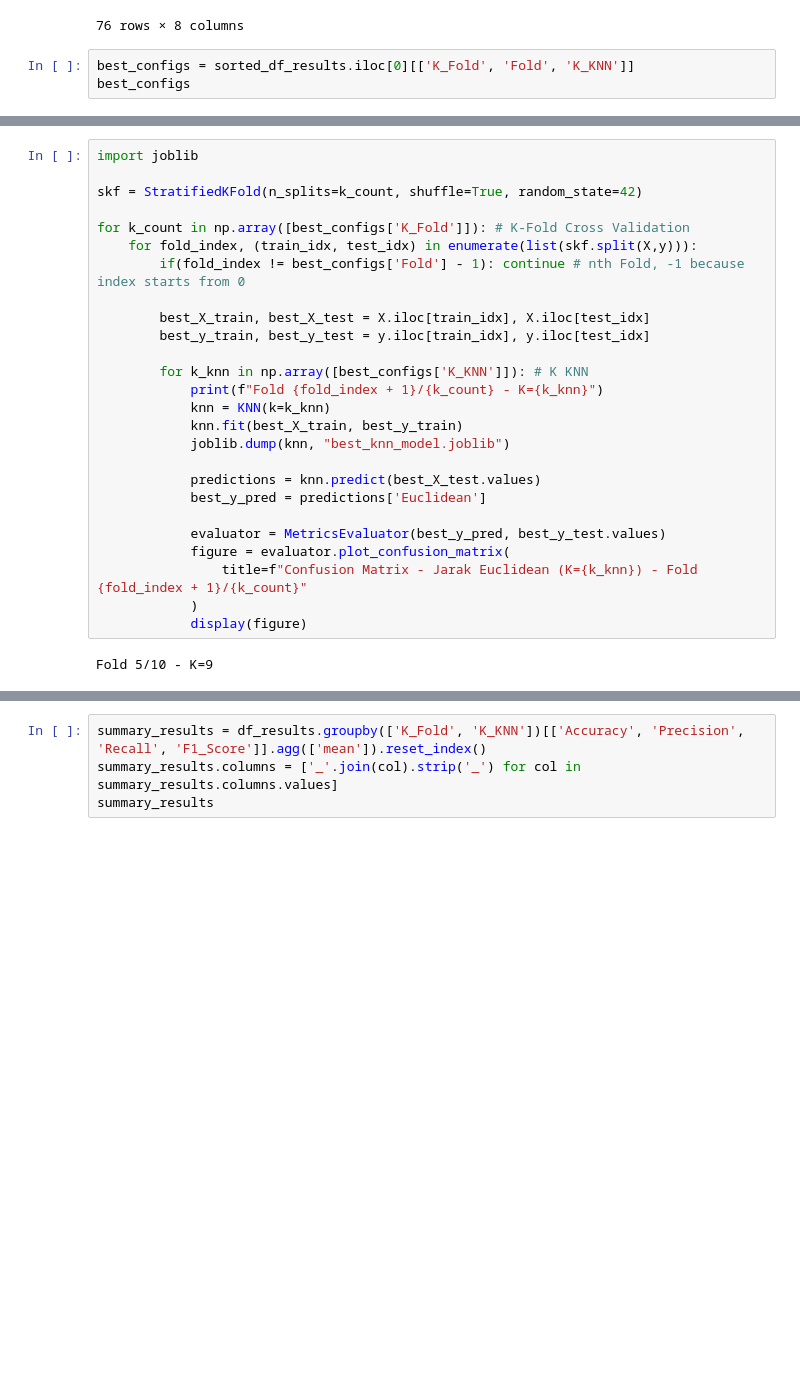
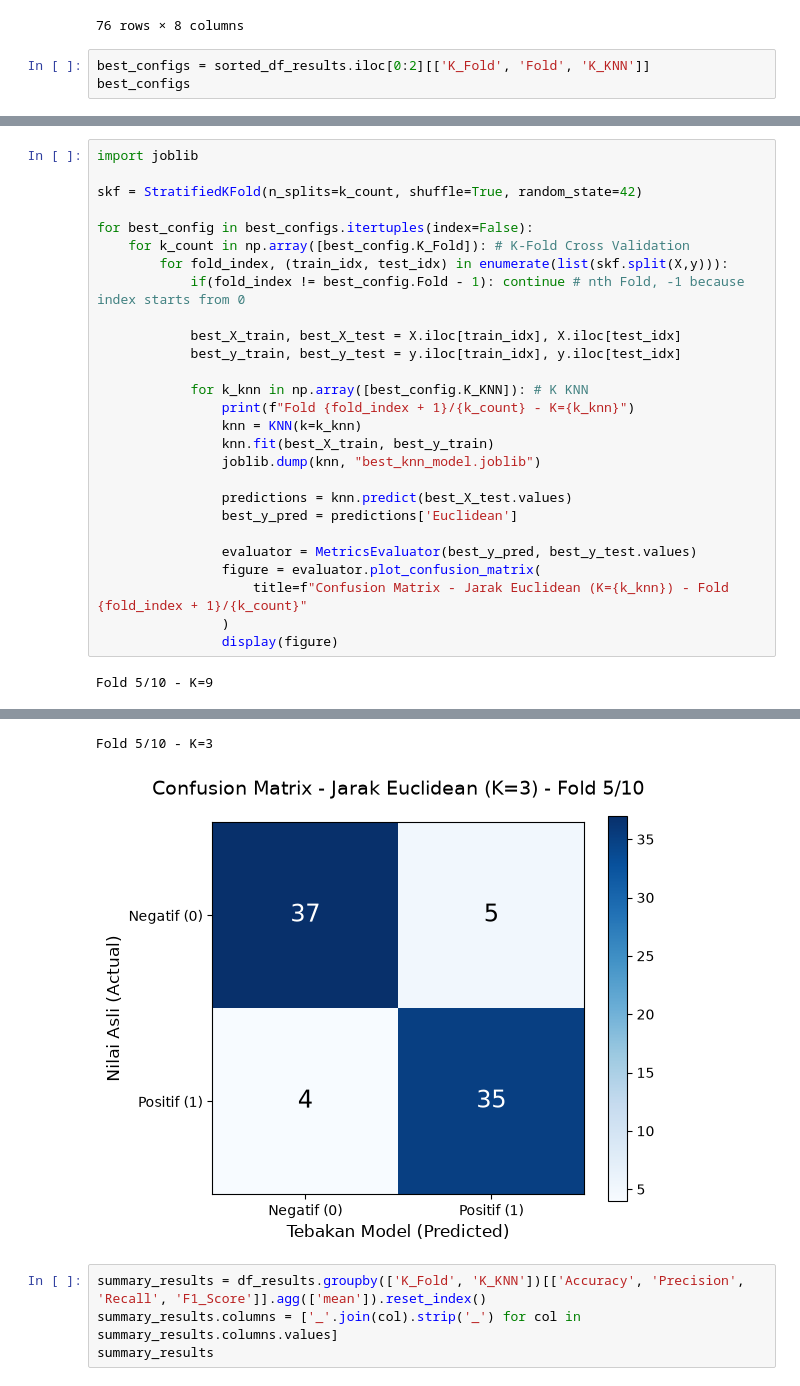
Before and after one commit to FajarRAP/januar-thesis-data-processing, a Jupyter notebook: app.ipynb, the cells around one changed output, grey strips where cells are left out. Cells and saved outputs as stored; diff of their text form; blank space fills up the shorter version.

Commit message:
feat (app): add k knn 3 to best configs

```diff
--- a/app.ipynb
+++ b/app.ipynb
@@ -567,6 +567,6 @@ sorted_df_results
 | 75 | 10 | 2 | 7 | Euclidean | 0.728395 | 0.704545 | 0.775000 | 0.738095 |
 76 rows × 8 columns
 # %%
-best_configs = sorted_df_results.iloc[0][['K_Fold', 'Fold', 'K_KNN']]
+best_configs = sorted_df_results.iloc[0:2][['K_Fold', 'Fold', 'K_KNN']]
 best_configs
 # %% [output]
@@ -577,32 +576,35 @@ Name: 0, dtype: object
 # %%
 import joblib
 
 skf = StratifiedKFold(n_splits=k_count, shuffle=True, random_state=42)
 
-for k_count in np.array([best_configs['K_Fold']]): # K-Fold Cross Validation
-    for fold_index, (train_idx, test_idx) in enumerate(list(skf.split(X,y))):
-        if(fold_index != best_configs['Fold'] - 1): continue # nth Fold, -1 because index starts from 0
+for best_config in best_configs.itertuples(index=False):
+    for k_count in np.array([best_config.K_Fold]): # K-Fold Cross Validation
+        for fold_index, (train_idx, test_idx) in enumerate(list(skf.split(X,y))):
+            if(fold_index != best_config.Fold - 1): continue # nth Fold, -1 because index starts from 0
 
-        best_X_train, best_X_test = X.iloc[train_idx], X.iloc[test_idx]
-        best_y_train, best_y_test = y.iloc[train_idx], y.iloc[test_idx]
+            best_X_train, best_X_test = X.iloc[train_idx], X.iloc[test_idx]
+            best_y_train, best_y_test = y.iloc[train_idx], y.iloc[test_idx]
 
-        for k_knn in np.array([best_configs['K_KNN']]): # K KNN
-            print(f"Fold {fold_index + 1}/{k_count} - K={k_knn}")
-            knn = KNN(k=k_knn)
-            knn.fit(best_X_train, best_y_train)
-            joblib.dump(knn, "best_knn_model.joblib")
+            for k_knn in np.array([best_config.K_KNN]): # K KNN
+                print(f"Fold {fold_index + 1}/{k_count} - K={k_knn}")
+                knn = KNN(k=k_knn)
+                knn.fit(best_X_train, best_y_train)
+                joblib.dump(knn, "best_knn_model.joblib")
 
-            predictions = knn.predict(best_X_test.values)
-            best_y_pred = predictions['Euclidean']
+                predictions = knn.predict(best_X_test.values)
+                best_y_pred = predictions['Euclidean']
 
-            evaluator = MetricsEvaluator(best_y_pred, best_y_test.values)
-            figure = evaluator.plot_confusion_matrix(
-                title=f"Confusion Matrix - Jarak Euclidean (K={k_knn}) - Fold {fold_index + 1}/{k_count}"
-            )
-            display(figure)
+                evaluator = MetricsEvaluator(best_y_pred, best_y_test.values)
+                figure = evaluator.plot_confusion_matrix(
+                    title=f"Confusion Matrix - Jarak Euclidean (K={k_knn}) - Fold {fold_index + 1}/{k_count}"
+                )
+                display(figure)
 # %% [output]
 Fold 5/10 - K=9
 [figure]
+Fold 5/10 - K=3
+[figure, added]
 # %%
 summary_results = df_results.groupby(['K_Fold', 'K_KNN'])[['Accuracy', 'Precision', 'Recall', 'F1_Score']].agg(['mean']).reset_index()
 summary_results.columns = ['_'.join(col).strip('_') for col in summary_results.columns.values]
```
Also changed, not shown: parts of 1 cell of this notebook.
